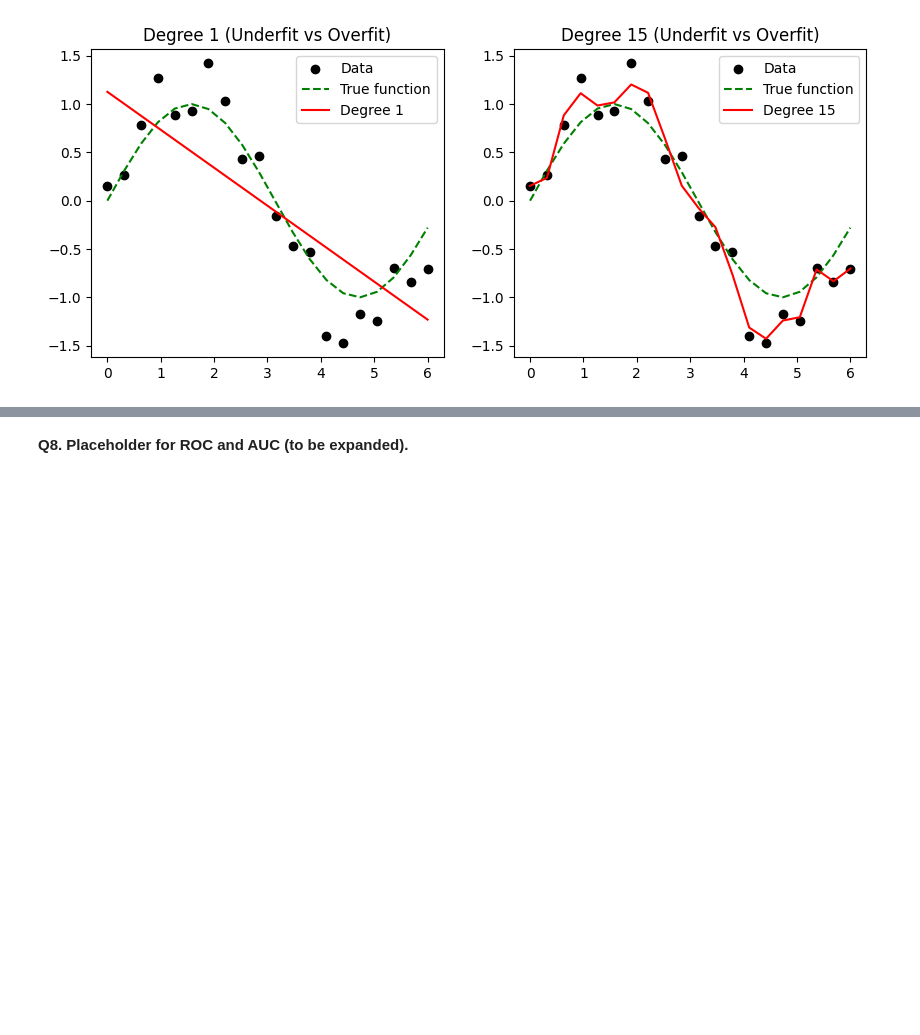
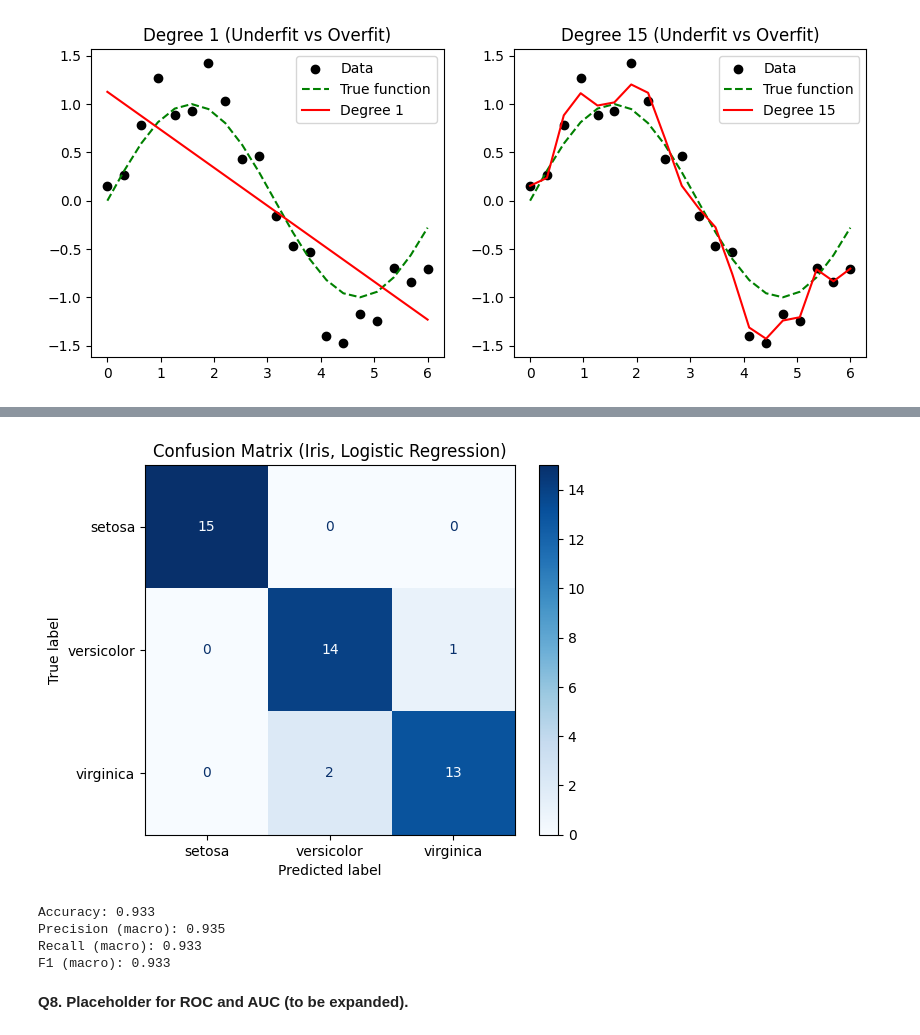
Before and after one commit to cbalkig/ML_QA_and_Practices, a Jupyter notebook: 2_ml_fundamentals.ipynb, the cells around one changed output, grey strips where cells are left out. Cells and saved outputs as stored; diff of their text form; code cells hidden in the pictures; blank space fills up the shorter version.

```diff
--- a/2_ml_fundamentals.ipynb
+++ b/2_ml_fundamentals.ipynb
@@ -250,2 +840,40 @@ plt.show()
+# %%
+import numpy as np
+from sklearn.datasets import load_iris
+from sklearn.model_selection import train_test_split
+from sklearn.linear_model import LogisticRegression
+from sklearn.metrics import confusion_matrix, ConfusionMatrixDisplay
+from sklearn.metrics import accuracy_score, precision_score, recall_score, f1_score
+import matplotlib.pyplot as plt
+
+# Data
+iris = load_iris()
+X, y = iris.data, iris.target
+X_train, X_test, y_train, y_test = train_test_split(X, y, stratify=y,
+                                                    test_size=0.3, random_state=42)
+
+# Model
+clf = LogisticRegression(max_iter=200)
+clf.fit(X_train, y_train)
+y_pred = clf.predict(X_test)
+
+# Confusion matrix
+cm = confusion_matrix(y_test, y_pred)
+disp = ConfusionMatrixDisplay(confusion_matrix=cm, display_labels=iris.target_names)
+disp.plot(cmap="Blues")
+plt.title("Confusion Matrix (Iris, Logistic Regression)")
+plt.show()
+
+# Metrics (macro-average for multiclass)
+print("Accuracy:", round(accuracy_score(y_test, y_pred), 3))
+print("Precision (macro):", round(precision_score(y_test, y_pred, average='macro'), 3))
+print("Recall (macro):", round(recall_score(y_test, y_pred, average='macro'), 3))
+print("F1 (macro):", round(f1_score(y_test, y_pred, average='macro'), 3))
+# %% [output]
+[figure, added]
+Accuracy: 0.933
+Precision (macro): 0.935
+Recall (macro): 0.933
+F1 (macro): 0.933
 # %% [markdown]
 **Q8. Placeholder for ROC and AUC (to be expanded).**
```
Also changed, not shown: parts of 9 cells of this notebook.
